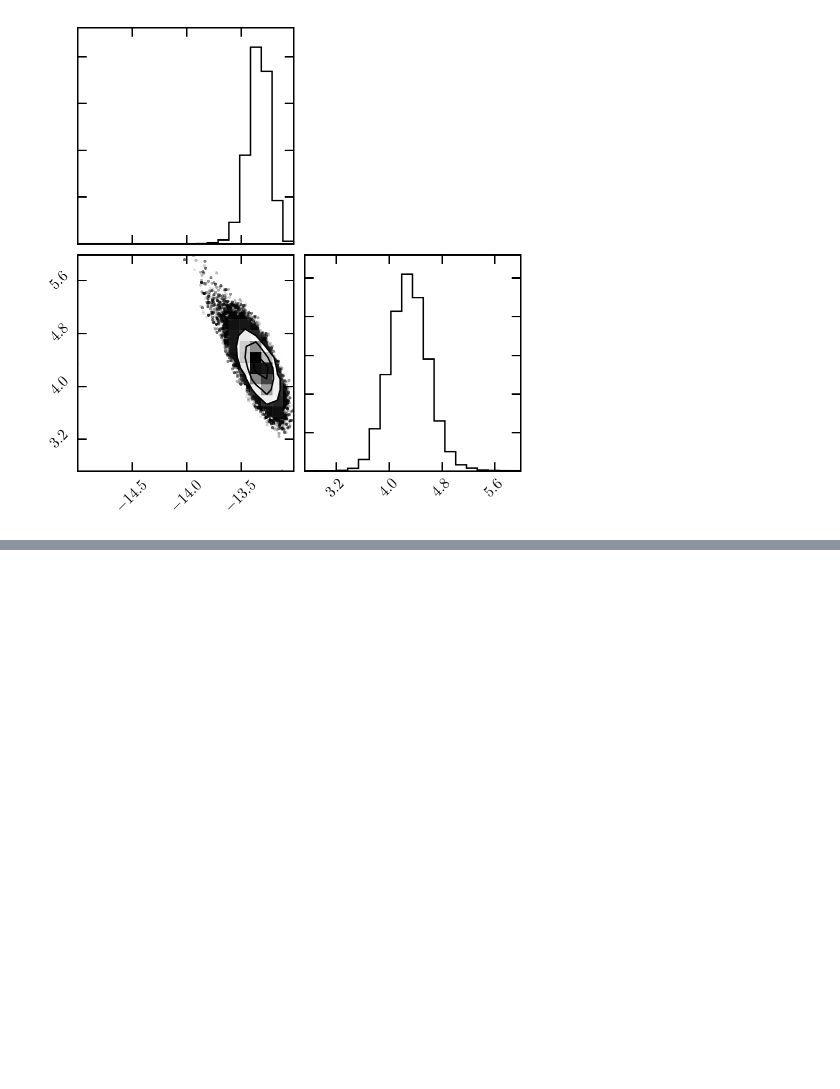
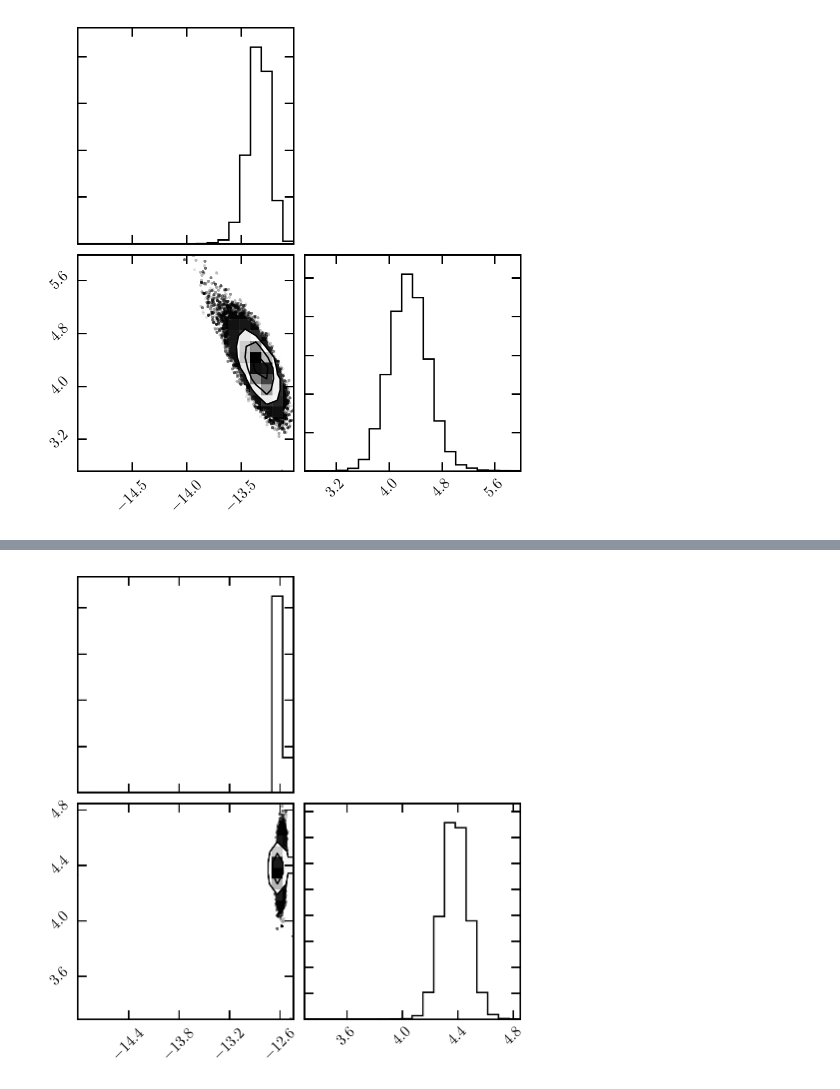
Before and after one commit to stevertaylor/NX01, a Jupyter notebook: process-anisotropy-maps.ipynb, the cells around one changed output, grey strips where cells are left out. Saved outputs shown, nothing was run; the diff lists cells and outputs as text; code cells hidden in the pictures; blank space fills up the shorter version.

```diff
--- a/process-anisotropy-maps.ipynb
+++ b/process-anisotropy-maps.ipynb
@@ -85,0 +136,4 @@ figure = corner.corner(clm_chain[:,[36,37]])
+# %%
+figure = corner.corner(chains[3][:,[36,37]])
+# %% [output]
+[figure, added]
```
Also changed, not shown: parts of 9 cells of this notebook, 2 other files.
